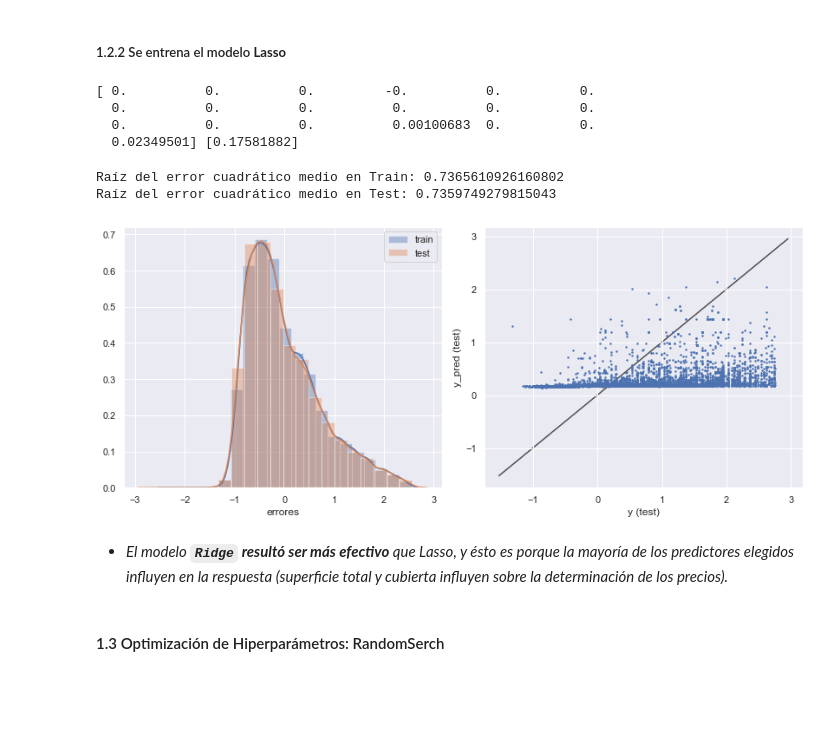
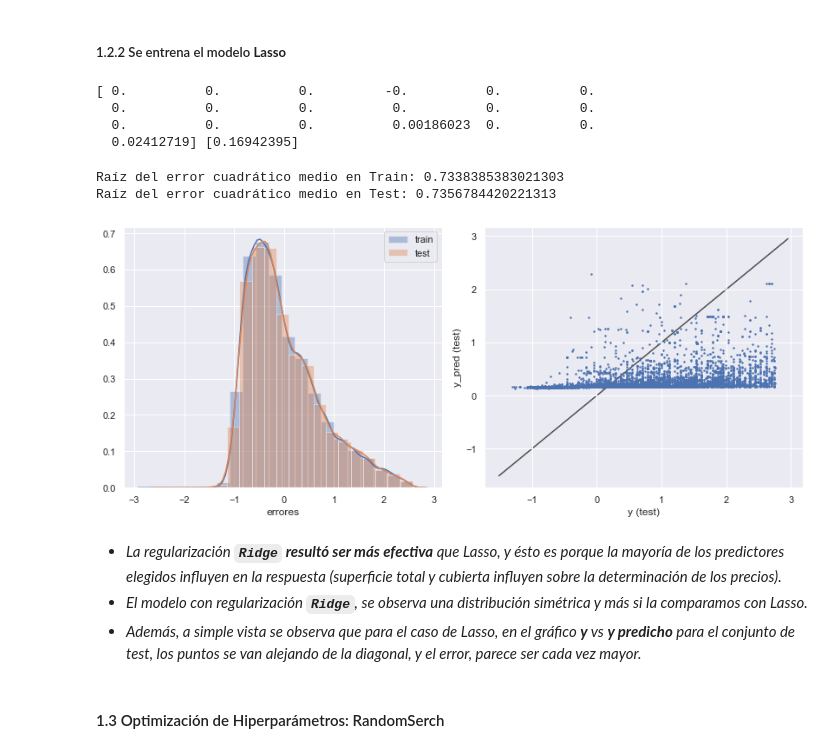
Before and after one commit to alseveso/AcamicaDS, a Jupyter notebook: Proyectos/Proyecto 2_Alejandra Seveso.ipynb, the cells around one changed output. Cells and saved outputs as stored; diff of their text form; code cells hidden in the pictures; blank space fills up the shorter version.

```diff
--- a/Proyectos/Proyecto 2_Alejandra Seveso.ipynb
+++ b/Proyectos/Proyecto 2_Alejandra Seveso.ipynb
@@ -1053,5 +1077,5 @@ y = properati_6[['price']]
 # %%
-X_train, X_test, y_train, y_test = train_test_split(X, y, test_size=0.30, random_state=10)
+X_train, X_test, y_train, y_test = train_test_split(X_pca, y, test_size=0.30, random_state=10)
 # %%
 tree_regressor = DecisionTreeRegressor(max_depth=10, random_state=42)
 # %%
@@ -1128,7 +1153,7 @@ y = properati_7[['price']]
 # %%
 from sklearn.preprocessing import PolynomialFeatures
 # %%
-X_train, X_test, y_train, y_test = train_test_split(X, y, test_size=0.25, random_state=42)
+X_train, X_test, y_train, y_test = train_test_split(X, y, test_size=0.30, random_state=10)
 # %%
 def evaluar_regresion(model,X,y, X_train, X_test, y_train, y_test):
 
@@ -1164,3 +1189,36 @@ def evaluar_regresion(model,X,y, X_train, X_test, y_train, y_test):
 
     plt.tight_layout()
     plt.show()
+# %%
+# Visualizamos cuál es el mejor Grado (Degree) a aplicar
+rmses = []
+degrees = np.arange(1, 10)
+min_rmse, min_deg = 1e10, 0
+
+for deg in degrees:
+
+    poly_features = PolynomialFeatures(degree=deg, include_bias=False)
+    X_poly_train = poly_features.fit_transform(X_train)
+
+    poly_reg = LinearRegression()
+    poly_reg.fit(X_poly_train, y_train)
+
+    X_poly_test = poly_features.fit_transform(X_test)
+    poly_predict = poly_reg.predict(X_poly_test)
+    poly_mse = mean_squared_error(y_test, poly_predict)
+    poly_rmse = np.sqrt(poly_mse)
+    rmses.append(poly_rmse)
+
+    if min_rmse > poly_rmse:
+        min_rmse = poly_rmse
+        min_deg = deg
+
+print('Best degree {} with RMSE {}'.format(min_deg, min_rmse))
+
+fig = plt.figure()
+ax = fig.add_subplot(111)
+ax.plot(degrees, rmses)
+ax.set_yscale('log')
+ax.set_xlabel('Degree')
+ax.set_ylabel('RMSE')
+plt.title('Degree Vs. RMSE')
@@ -1226,13 +1302,13 @@ print(reg_lasso.coef_, reg_lasso.intercept_)
 # %% [output]
 [ 0.          0.          0.         -0.          0.          0.
   0.          0.          0.          0.          0.          0.
-  0.          0.          0.          0.00100683  0.          0.
-  0.02349501] [0.17581882]
+  0.          0.          0.          0.00186023  0.          0.
+  0.02412719] [0.16942395]
 # %%
 def evaluar_regresion_2(model,X,y, X_train, X_test, y_train, y_test):
 
-    y_train_pred = model.predict(X_train).reshape(53955,1)
-    y_test_pred = model.predict(X_test).reshape(17985,1)
+    y_train_pred = model.predict(X_train).reshape(50358,1)
+    y_test_pred = model.predict(X_test).reshape(21582,1)
 
     # Calculamos el Error
     rmse_train = np.sqrt(mean_squared_error(y_train, y_train_pred))
@@ -1240,38 +1316,40 @@ def evaluar_regresion_2(model,X,y, X_train, X_test, y_train, y_test):
 
     print(f'Raíz del error cuadrático medio en Train: {rmse_train}')
     print(f'Raíz del error cuadrático medio en Test: {rmse_test}')
 
     ### Graficamos los Resultados
     plt.figure(figsize = (17,5))
 
     plt.subplot(1,3,2)
     sns.distplot(y_train - y_train_pred, bins = 20, label = 'train')
     sns.distplot(y_test - y_test_pred, bins = 20, label = 'test')
     plt.xlabel('errores')
     plt.legend()
 
     ax = plt.subplot(1,3,3)
     ax.scatter(y_test,y_test_pred, s =2)
 
     lims = [
     np.min([ax.get_xlim(), ax.get_ylim()]),  # min of both axes
     np.max([ax.get_xlim(), ax.get_ylim()]),  # max of both axes]
     ]
 
     ax.plot(lims, lims, 'k-', alpha=0.75, zorder=0)
     plt.xlabel('y (test)')
     plt.ylabel('y_pred (test)')
 
     plt.tight_layout()
     plt.show()
 
 evaluar_regresion_2(reg_lasso, X,y, X_train_new, X_test_new, y_train, y_test)
 # %% [output]
-Raíz del error cuadrático medio en Train: 0.7365610926160802
-Raíz del error cuadrático medio en Test: 0.7359749279815043
+Raíz del error cuadrático medio en Train: 0.7338385383021303
+Raíz del error cuadrático medio en Test: 0.7356784420221313
-[figure, old version]
+[figure, new version]
 # %% [markdown]
-* *El modelo __`Ridge` resultó ser más efectivo__ que Lasso, y ésto es porque la mayoría de los predictores elegidos influyen en la respuesta (superficie total y cubierta influyen sobre la determinación de los precios).*
+* *La regularización __`Ridge` resultó ser más efectiva__ que Lasso, y ésto es porque la mayoría de los predictores elegidos influyen en la respuesta (superficie total y cubierta influyen sobre la determinación de los precios).*
+* *El modelo con regularización __`Ridge`__, se observa una distribución simétrica y más si la comparamos con Lasso.*
+* *Además, a simple vista se observa que para el caso de Lasso, en el gráfico **y**  vs  **y predicho**  para el conjunto de test, los puntos se van alejando de la diagonal, y el error, parece ser cada vez mayor.*
 # %% [markdown]
 #### 1.3 Optimización de Hiperparámetros: RandomSerch
 # %% [markdown]
```
Also changed, not shown: parts of 56 cells of this notebook, 1 other file.
